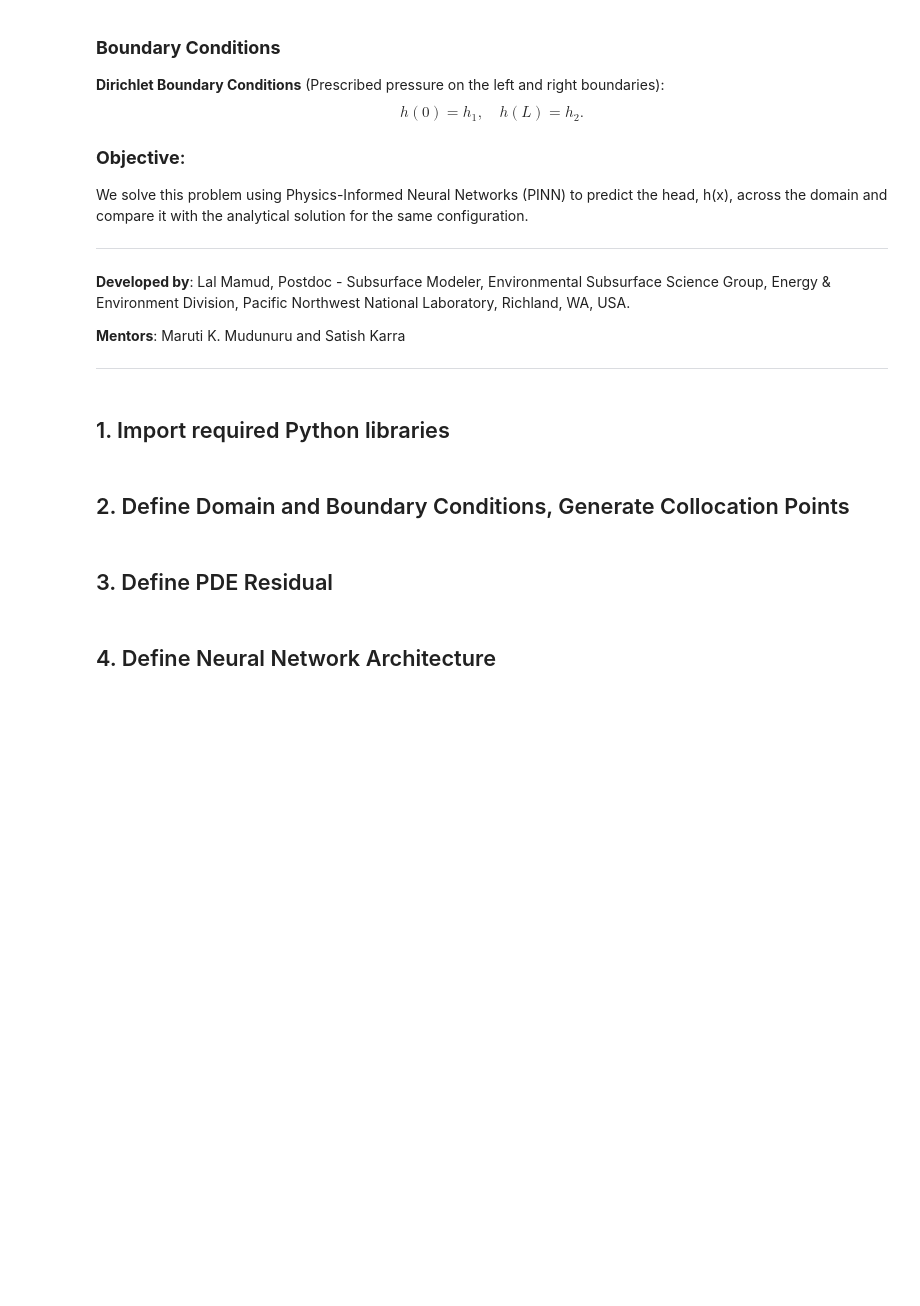
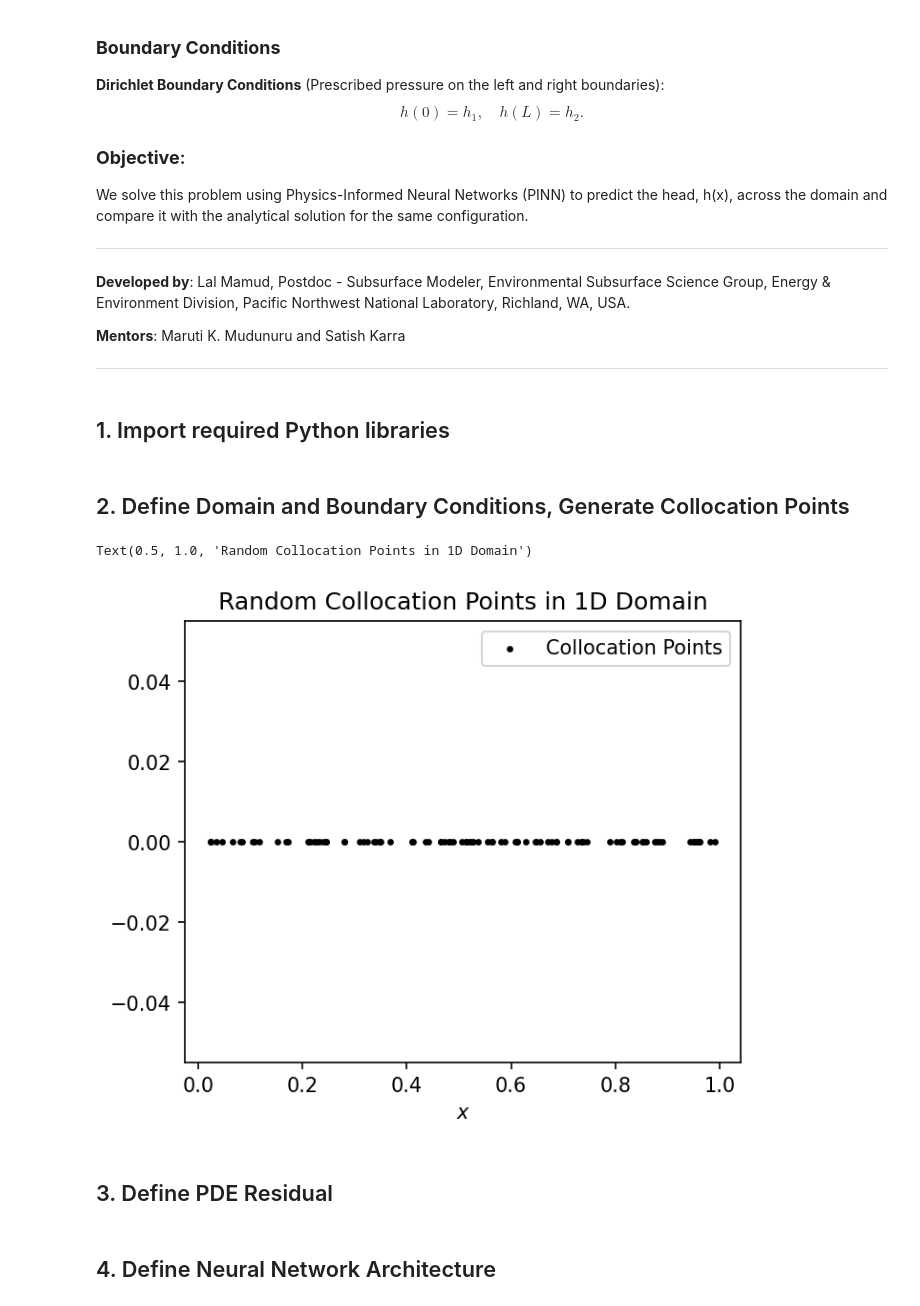
Before and after one commit to EMSL-Computing/PIML4PDE, a Jupyter notebook: examples/darcys_flow_1d_homo_head_based.ipynb, the cells around one changed output. Cells and saved outputs as stored; diff of their text form; code cells hidden in the pictures; blank space fills up the shorter version.

```diff
--- a/examples/darcys_flow_1d_homo_head_based.ipynb
+++ b/examples/darcys_flow_1d_homo_head_based.ipynb
@@ -65,25 +65,28 @@ from sklearn.metrics import r2_score, mean_squared_error
 # %%
 xmin = 0.0  # Left boundary of the domain
 xmax = 1.0  # Right boundary of the domain
 
 lb_head = 1  # Head at the left boundary
 rb_head = 0.9  # Head at the right boundary
 bcs = [lb_head, rb_head]  # Boundary conditions as a list
 
 n_colloc = 100  # Number of collocation points
 
 # Generate random collocation points within the domain
 key = jax.random.PRNGKey(0)  # Random seed
 #x_colloc = jnp.linspace(xmin, xmax, n_colloc).reshape(-1, 1)
 x_colloc = jax.random.uniform(key, shape=(n_colloc, 1), minval=xmin, maxval=xmax)
 
-# # Plot the random collocation points
-# plt.figure(figsize = (5, 4), dpi = 150)
-# #plt.scatter(x_colloc, jnp.zeros_like(x_colloc), color='black', label='Collocation Points', s=5)
-# plt.xlabel('$x$')
-# plt.legend()
-# #plt.ylabel('Random Points (Plotted on $y=0$)')
-# plt.title('Random Collocation Points in 1D Domain')
+# Plot the random collocation points
+plt.figure(figsize = (5, 4), dpi = 150)
+plt.scatter(x_colloc, jnp.zeros_like(x_colloc), color='black', label='Collocation Points', s=5)
+plt.xlabel('$x$')
+plt.legend()
+#plt.ylabel('Random Points (Plotted on $y=0$)')
+plt.title('Random Collocation Points in 1D Domain')
+# %% [output]
+Text(0.5, 1.0, 'Random Collocation Points in 1D Domain')
+[figure, added]
 # %% [markdown]
 ## 3. Define PDE Residual
 # %%
```
Also changed, not shown: parts of 8 cells of this notebook, 8 other files.
